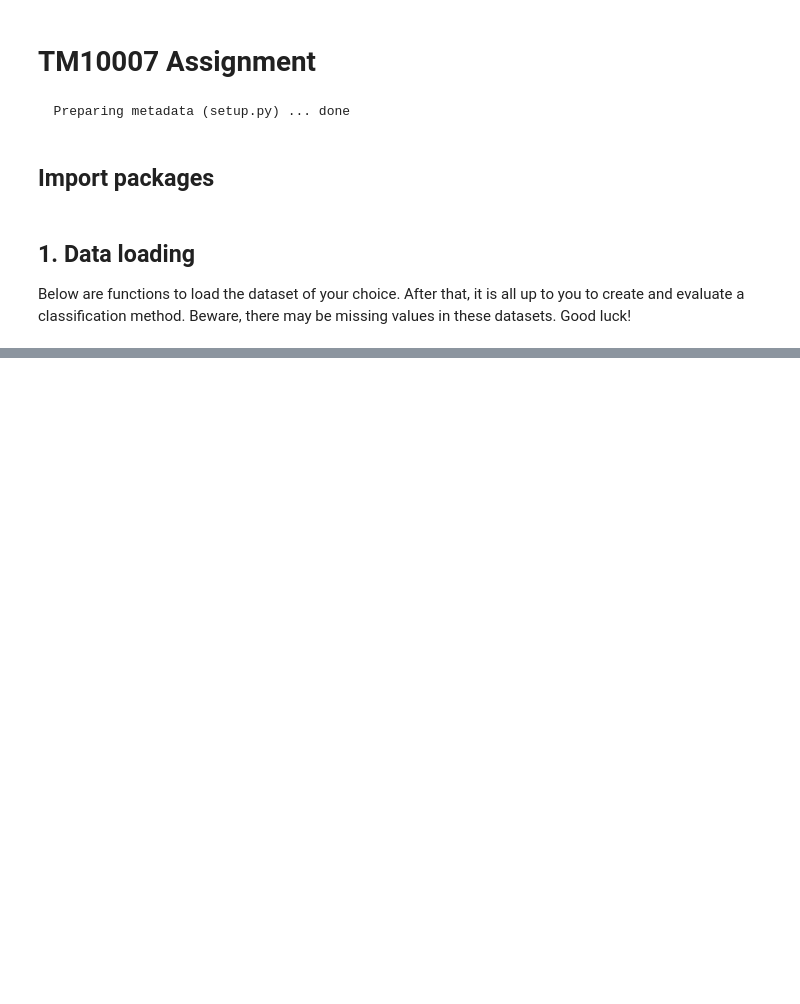
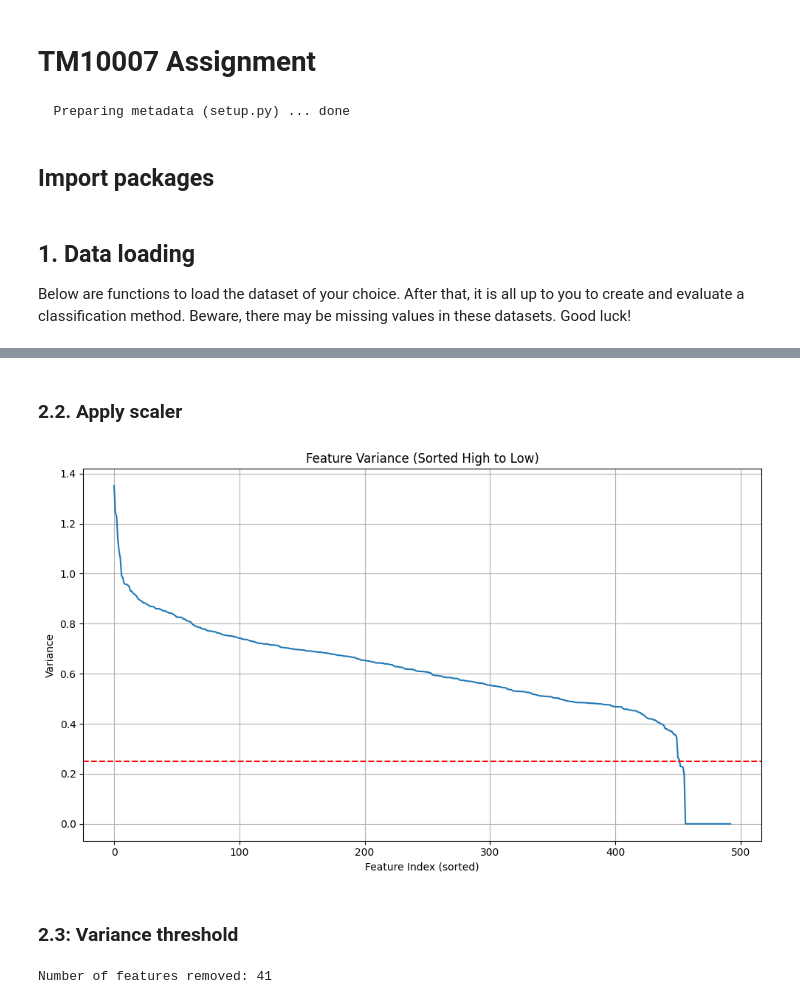
Before and after one commit to Roberto-TM/TM10007_ML_Project_group3, a Jupyter notebook: assignment.ipynb, the cells around one changed output, grey strips where cells are left out. Drawn from its saved outputs; the diff is of its cells as text; code cells hidden in the pictures; blank space fills up the shorter version.

```diff
--- a/assignment.ipynb
+++ b/assignment.ipynb
@@ -136,11 +37,0 @@ display(variance_table)
-# %%
-# Shapiro-Wilk test on every column of x_final. Reject
-alpha = 0.05  # Sets significance level
-normal_results = {}  # Dictionary to store test results per feature
-
-for col in X_reduced_df.columns:
-    p_value = shapiro(X_reduced_df[col])[1]  # [1] gets p-value of tuple (statistic, p-value)
-    normal_results[col] = p_value > alpha  # True = normal distribution
-
-# Convert result to data frame (one row with feature column names and values true or false)
-normality_df = pd.DataFrame([normal_results])
@@ -432,0 +188,42 @@ Text(0.5, 1.0, 'Learning Curve')
+# %% [markdown]
+### 2.2. Apply scaler
+# %%
+scaler = RobustScaler()
+X_scaled = scaler.fit_transform(X_no_outliers)
+X_scaled_df = pd.DataFrame(X_scaled)
+# %%
+variances = X_scaled_df.var()  # Get variance of each column
+variances_sorted = variances.sort_values(ascending=False)
+
+# Plot
+plt.figure(figsize=(10, 6))
+plt.plot(variances_sorted.values)
+plt.axhline(y=0.25, color='red', linestyle='--')
+plt.ylabel('Variance')
+plt.xlabel('Feature Index (sorted)')
+plt.title('Feature Variance (Sorted High to Low)')
+plt.grid(True)
+plt.tight_layout()
+plt.show()
+# %% [output]
+[figure, added]
+# %% [markdown]
+### 2.3: Variance threshold
+# %%
+# Step 2: Remove features with low variance
+var_threshold = 0.25
+selector = VarianceThreshold(threshold=var_threshold)
+
+X_train_reduced = selector.fit_transform(X_scaled)
+X_test_reduced = selector.transform(X_test)
+
+selected_features = X.columns[selector.get_support()]
+
+X_train_reduced_df = pd.DataFrame(X_train_reduced, columns=selected_features)
+X_test_reduced_df = pd.DataFrame(X_test_reduced, columns=selected_features)
+
+n_selected_features = X_train_reduced_df.shape[1]
+n_removed_features = n_features - n_selected_features
+print(f"Number of features removed: {n_removed_features}")
+# %% [output]
+Number of features removed: 41
```
Also changed, not shown: parts of 46 cells of this notebook.
